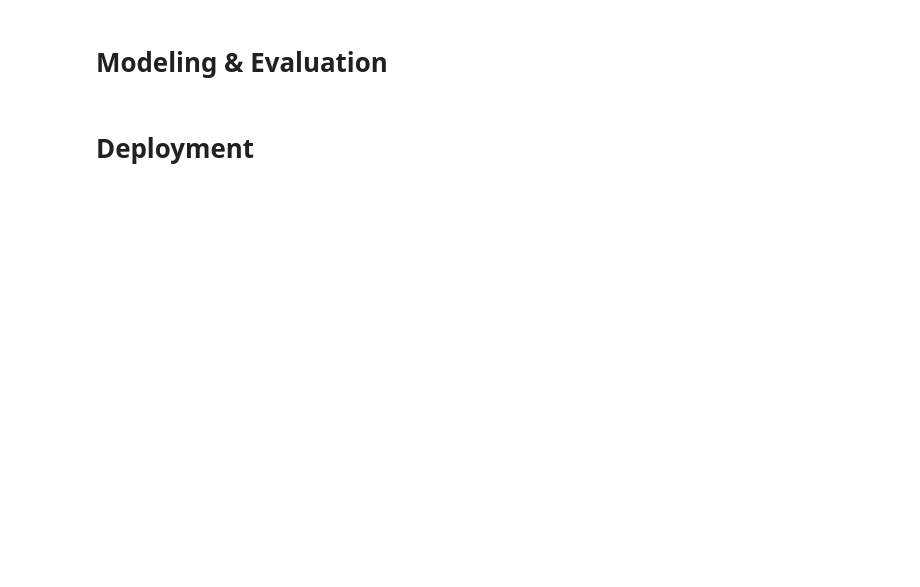
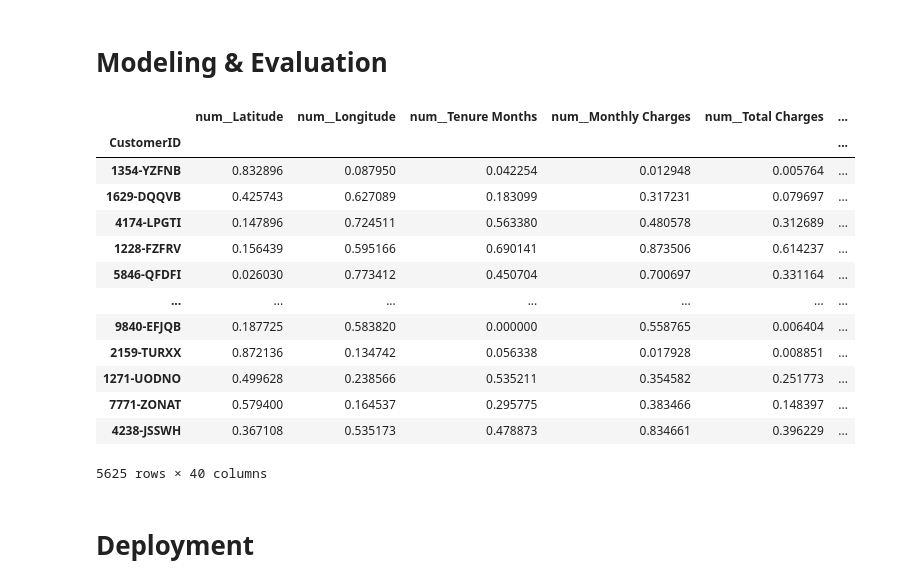
Before and after one commit to GTBelini22/Churn_IBM_ML, a Jupyter notebook: notebooks/modeling.ipynb, the cells around one changed output. Cells and saved outputs as stored; diff of their text form; code cells hidden in the pictures; blank space fills up the shorter version.

```diff
--- a/notebooks/modeling.ipynb
+++ b/notebooks/modeling.ipynb
@@ -145,15 +146,14 @@ categorical_features =[
     'Phone Service',
     'Multiple Lines',
     'Internet Service',
-    'Online Backup'
+    'Online Backup',
     'Device Protection',
     'Tech Support',
     'Streaming TV',
     'Streaming Movies',
     'Contract',
     'Paperless Billing',
-    'Payment Method',
-    'Device',
+    'Payment Method'
 ]
 
 features =  numerical_features + categorical_features
@@ -161,4 +171,41 @@ target =  'Churn Value'
+# %%
+# Separando a base em treino e teste
+x = df[features]
+y = df[target]
+
+x_train, x_test, y_train, y_test = train_test_split(x,y, test_size=0.20, random_state=2024)
 # %% [markdown]
 # Modeling & Evaluation
+# %%
+# Criando o Pipeline
+
+numerical_transformer =  Pipeline(steps=[
+    ('imputer', SimpleImputer(strategy = 'mean')), #caso tenha valores nulos coloque a media
+    ('scaler', MinMaxScaler()) #caso tenha valores nulos coloque a media
+])
+
+categorical_transform = OneHotEncoder(drop='if_binary', handle_unknown='ignore', sparse_output=False)
+
+preprocessor =  ColumnTransformer([
+    ('num', numerical_transformer, numerical_features),
+    ('cat', categorical_transform, categorical_features)
+])
+
+preprocessor.fit_transform(x_train)
+# %% [output]
+|  | num__Latitude | num__Longitude | num__Tenure Months | num__Monthly Charges | num__Total Charges | ... |
+| CustomerID |  |  |  |  |  | ... |
+| 1354-YZFNB | 0.832896 | 0.087950 | 0.042254 | 0.012948 | 0.005764 | ... |
+| 1629-DQQVB | 0.425743 | 0.627089 | 0.183099 | 0.317231 | 0.079697 | ... |
+| 4174-LPGTI | 0.147896 | 0.724511 | 0.563380 | 0.480578 | 0.312689 | ... |
+| 1228-FZFRV | 0.156439 | 0.595166 | 0.690141 | 0.873506 | 0.614237 | ... |
+| 5846-QFDFI | 0.026030 | 0.773412 | 0.450704 | 0.700697 | 0.331164 | ... |
+| ... | ... | ... | ... | ... | ... | ... |
+| 9840-EFJQB | 0.187725 | 0.583820 | 0.000000 | 0.558765 | 0.006404 | ... |
+| 2159-TURXX | 0.872136 | 0.134742 | 0.056338 | 0.017928 | 0.008851 | ... |
+| 1271-UODNO | 0.499628 | 0.238566 | 0.535211 | 0.354582 | 0.251773 | ... |
+| 7771-ZONAT | 0.579400 | 0.164537 | 0.295775 | 0.383466 | 0.148397 | ... |
+| 4238-JSSWH | 0.367108 | 0.535173 | 0.478873 | 0.834661 | 0.396229 | ... |
+5625 rows × 40 columns
 # %% [markdown]
 # Deployment
```
Also changed, not shown: parts of 2 cells of this notebook.
